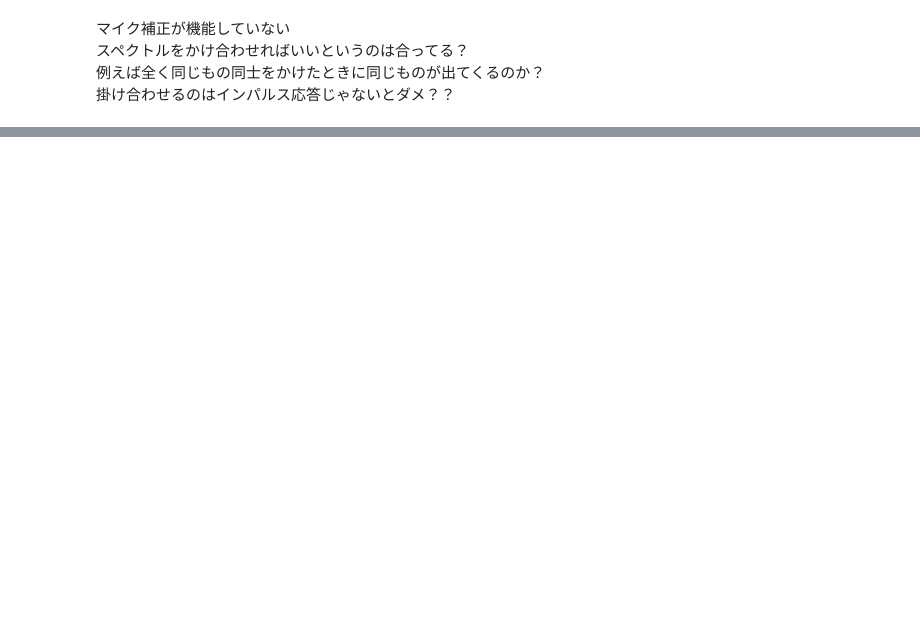
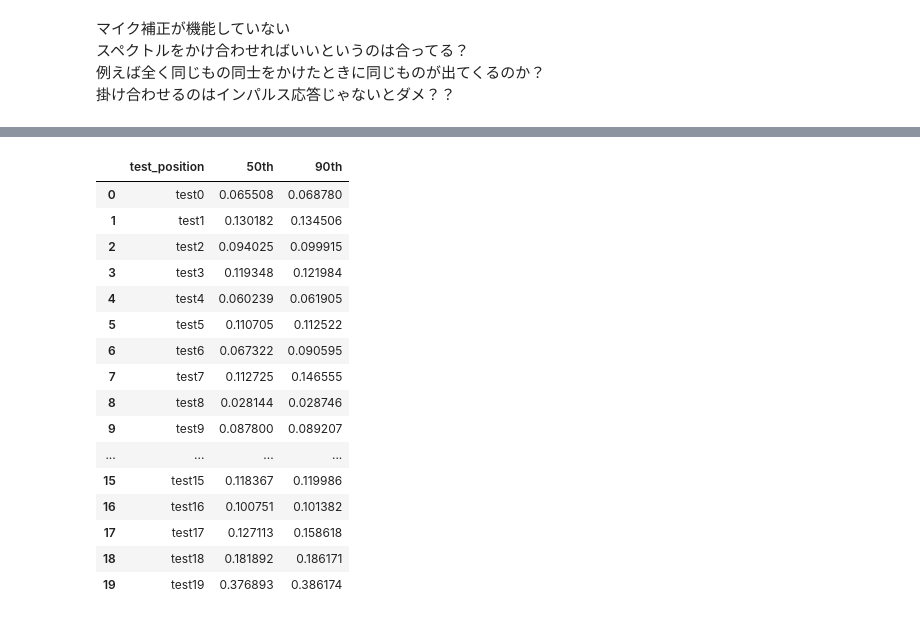
Before and after one commit to auk1709/lab-acoustic, a Jupyter notebook: notebook/mic-revision.ipynb, the cells around one changed output, grey strips where cells are left out. Saved outputs shown, nothing was run; the diff lists cells and outputs as text; code cells hidden in the pictures; blank space fills up the shorter version.

```diff
--- a/notebook/mic-revision.ipynb
+++ b/notebook/mic-revision.ipynb
@@ -178,0 +179,29 @@ See the caveats in the documentation: https://pandas.pydata.org/pandas-docs/stab
+# %%
+fiftyth_p = []
+ninetyth_p = []
+test_points = df_est["test_position"].unique()
+for p in test_points:
+    fiftyth_p.append(np.percentile(df_est[df_est["test_position"] == p]["error"], 50))
+    ninetyth_p.append(np.percentile(df_est[df_est["test_position"] == p]["error"], 90))
+df_cdf = pd.DataFrame(
+    {"test_position": test_points, "50th": fiftyth_p, "90th": ninetyth_p}
+)
+df_cdf.head(20)
+# %% [output]
+|  | test_position | 50th | 90th |
+| 0 | test0 | 0.065508 | 0.068780 |
+| 1 | test1 | 0.130182 | 0.134506 |
+| 2 | test2 | 0.094025 | 0.099915 |
+| 3 | test3 | 0.119348 | 0.121984 |
+| 4 | test4 | 0.060239 | 0.061905 |
+| 5 | test5 | 0.110705 | 0.112522 |
+| 6 | test6 | 0.067322 | 0.090595 |
+| 7 | test7 | 0.112725 | 0.146555 |
+| 8 | test8 | 0.028144 | 0.028746 |
+| 9 | test9 | 0.087800 | 0.089207 |
+| ... | ... | ... | ... |
+| 15 | test15 | 0.118367 | 0.119986 |
+| 16 | test16 | 0.100751 | 0.101382 |
+| 17 | test17 | 0.127113 | 0.158618 |
+| 18 | test18 | 0.181892 | 0.186171 |
+| 19 | test19 | 0.376893 | 0.386174 |
```
Also changed, not shown: parts of 9 cells of this notebook, 6 other files.
